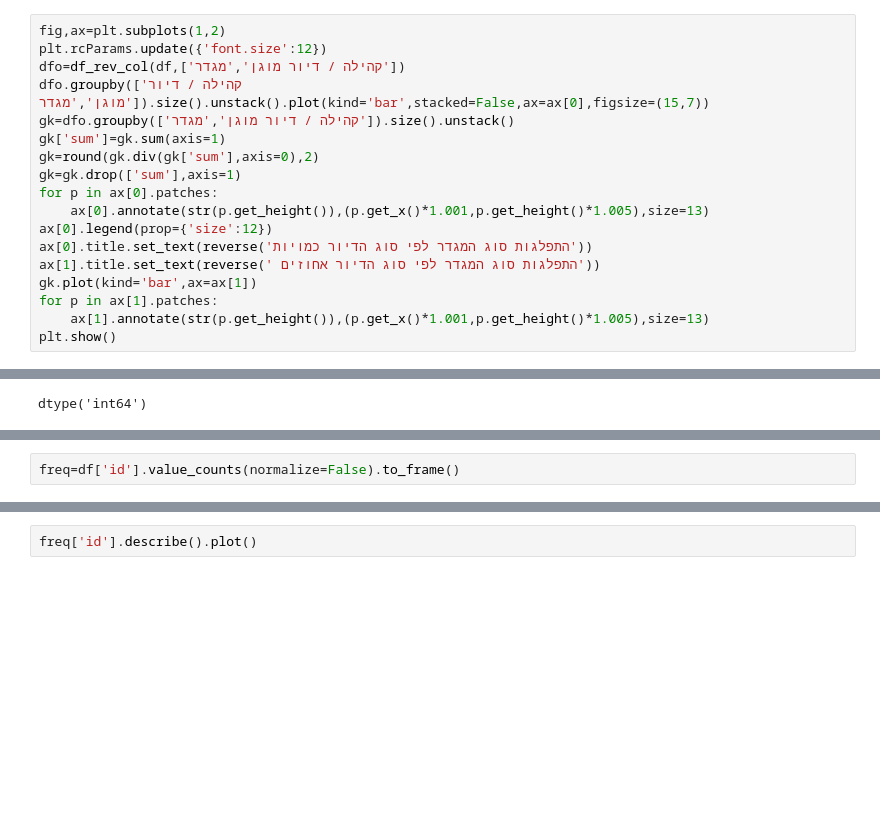
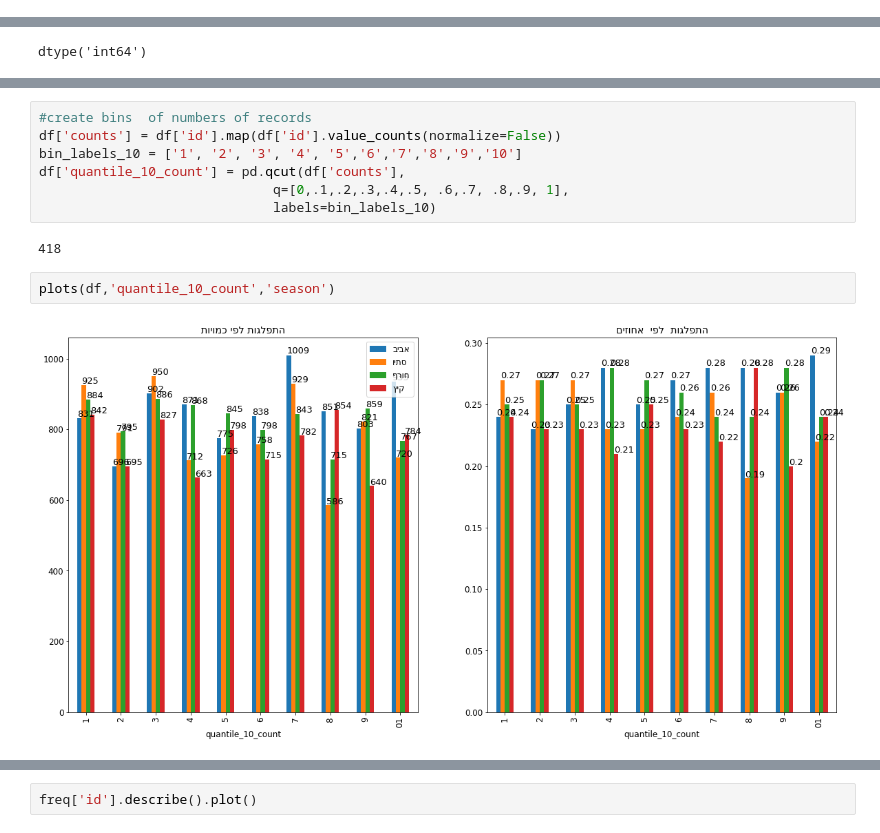
Before and after one commit to yarontal94/final_project, a Jupyter notebook: Untitled.ipynb, the cells around one changed output, grey strips where cells are left out. Drawn from its saved outputs; the diff is of its cells as text; blank space fills up the shorter version.

Commit message:
add quantile_10_counts

```diff
--- a/Untitled.ipynb
+++ b/Untitled.ipynb
@@ -247,21 +247,3 @@ plots(df,'lon_desc','act_category')
-# %%
-fig,ax=plt.subplots(1,2)
-plt.rcParams.update({'font.size':12})
-dfo=df_rev_col(df,['קהילה / דיור מוגן','מגדר'])
-dfo.groupby(['קהילה / דיור מוגן','מגדר']).size().unstack().plot(kind='bar',stacked=False,ax=ax[0],figsize=(15,7))
-gk=dfo.groupby(['קהילה / דיור מוגן','מגדר']).size().unstack()
-gk['sum']=gk.sum(axis=1)
-gk=round(gk.div(gk['sum'],axis=0),2)
-gk=gk.drop(['sum'],axis=1)
-for p in ax[0].patches:
-    ax[0].annotate(str(p.get_height()),(p.get_x()*1.001,p.get_height()*1.005),size=13)
-ax[0].legend(prop={'size':12})
-ax[0].title.set_text(reverse('התפלגות סוג המגדר לפי סוג הדיור כמויות'))
-ax[1].title.set_text(reverse(' התפלגות סוג המגדר לפי סוג הדיור אחוזים'))
-gk.plot(kind='bar',ax=ax[1])
-for p in ax[1].patches:
-    ax[1].annotate(str(p.get_height()),(p.get_x()*1.001,p.get_height()*1.005),size=13)
-plt.show()
 # %%
 for i in df.columns:
     if df[i].nunique()>30:
@@ -353,2 +343,13 @@ dtype('int64')
 # %%
-freq=df['id'].value_counts(normalize=False).to_frame()
+#create bins  of numbers of records
+df['counts'] = df['id'].map(df['id'].value_counts(normalize=False))
+bin_labels_10 = ['1', '2', '3', '4', '5','6','7','8','9','10']
+df['quantile_10_count'] = pd.qcut(df['counts'],
+                              q=[0,.1,.2,.3,.4,.5, .6,.7, .8,.9, 1],
+                              labels=bin_labels_10)
+# %% [output]
+418
+# %%
+plots(df,'quantile_10_count','season')
+# %% [output]
+[figure, added]
```
Also changed, not shown: parts of 13 cells of this notebook, 1 other file.
